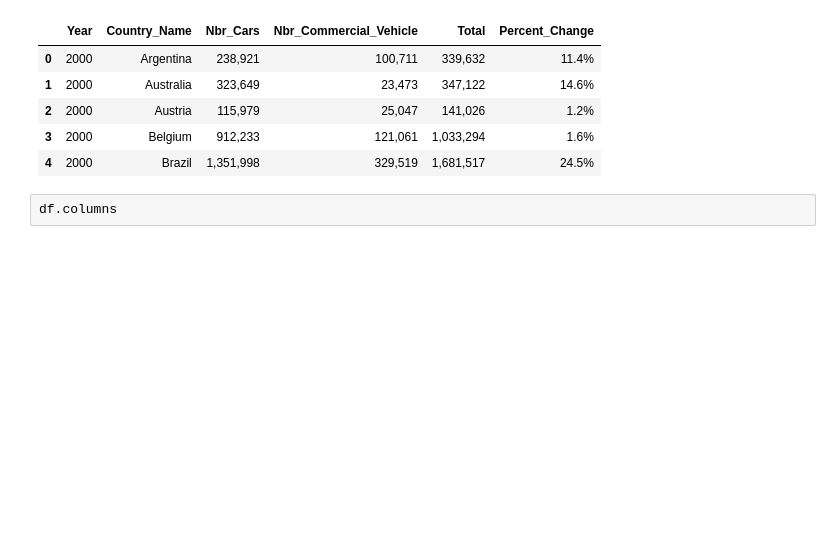
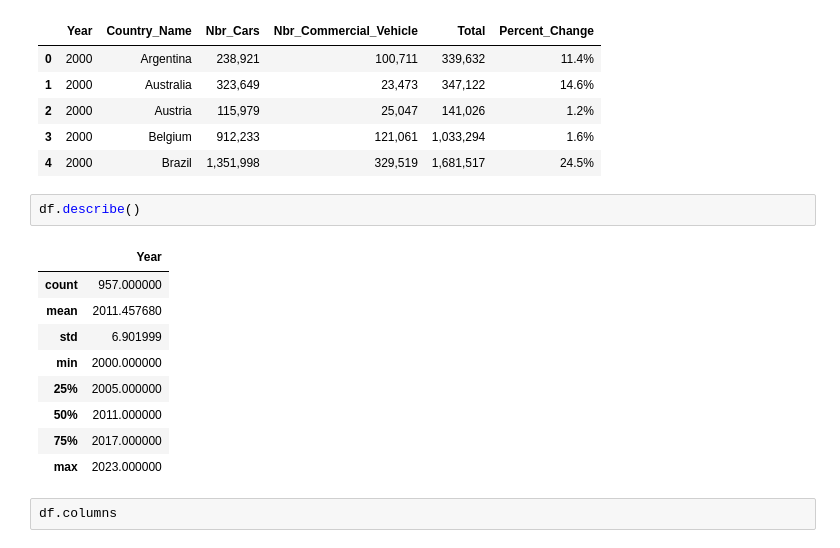
Before and after one commit to SEILERLuc/analyse_auto, a Jupyter notebook: cleaning.ipynb, the cells around one changed output. Saved outputs shown, nothing was run; the diff lists cells and outputs as text; blank space fills up the shorter version.

```diff
--- a/cleaning.ipynb
+++ b/cleaning.ipynb
@@ -202,6 +202,18 @@ df.head()
 | 2 | 2000 | Austria | 115,979 | 25,047 | 141,026 | 1.2% |
 | 3 | 2000 | Belgium | 912,233 | 121,061 | 1,033,294 | 1.6% |
 | 4 | 2000 | Brazil | 1,351,998 | 329,519 | 1,681,517 | 24.5% |
+# %%
+df.describe()
+# %% [output]
+|  | Year |
+| count | 957.000000 |
+| mean | 2011.457680 |
+| std | 6.901999 |
+| min | 2000.000000 |
+| 25% | 2005.000000 |
+| 50% | 2011.000000 |
+| 75% | 2017.000000 |
+| max | 2023.000000 |
 # %%
 df.columns
 # %% [output]
```
Also changed, not shown: parts of 6 cells of this notebook.
